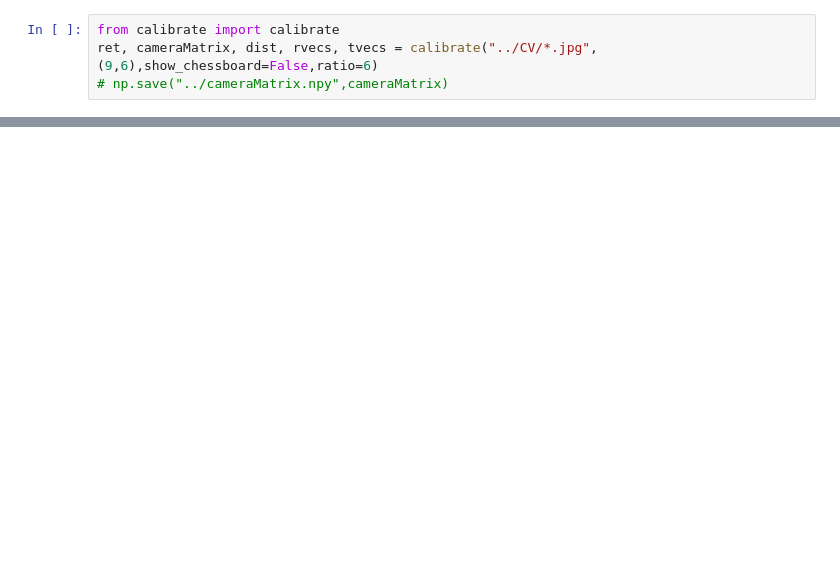
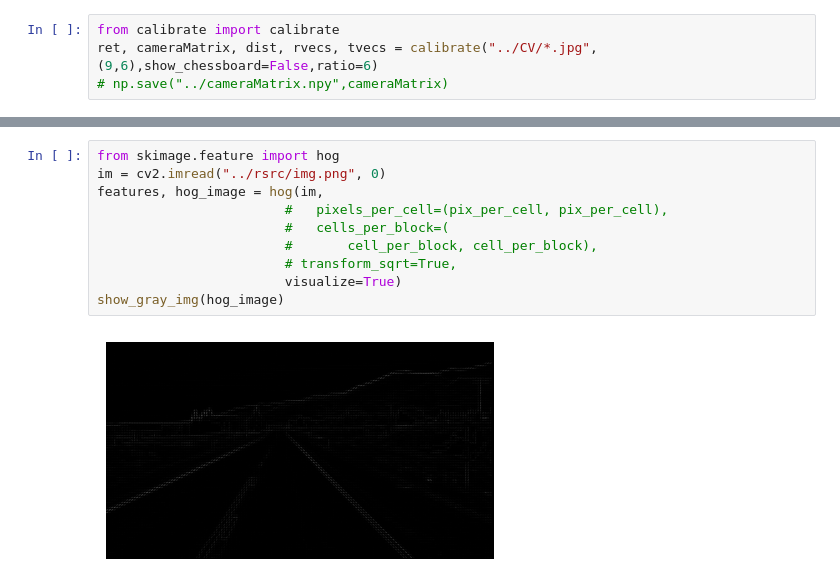
Before and after one commit to n2ak/pfe, a Jupyter notebook: src/edge_detection.ipynb, the cells around one changed output, grey strips where cells are left out. Saved outputs shown, nothing was run; the diff lists cells and outputs as text; blank space fills up the shorter version.

```diff
--- a/src/edge_detection.ipynb
+++ b/src/edge_detection.ipynb
@@ -83 +84,13 @@ found matrix:
 [figure]
+# %%
+from skimage.feature import hog
+im = cv2.imread("../rsrc/img.png", 0)
+features, hog_image = hog(im,
+                        #   pixels_per_cell=(pix_per_cell, pix_per_cell),
+                        #   cells_per_block=(
+                        #       cell_per_block, cell_per_block),
+                        # transform_sqrt=True,
+                        visualize=True)
+show_gray_img(hog_image)
+# %% [output]
+[figure, added]
```
Also changed, not shown: parts of 28 cells of this notebook, 20 other files.
